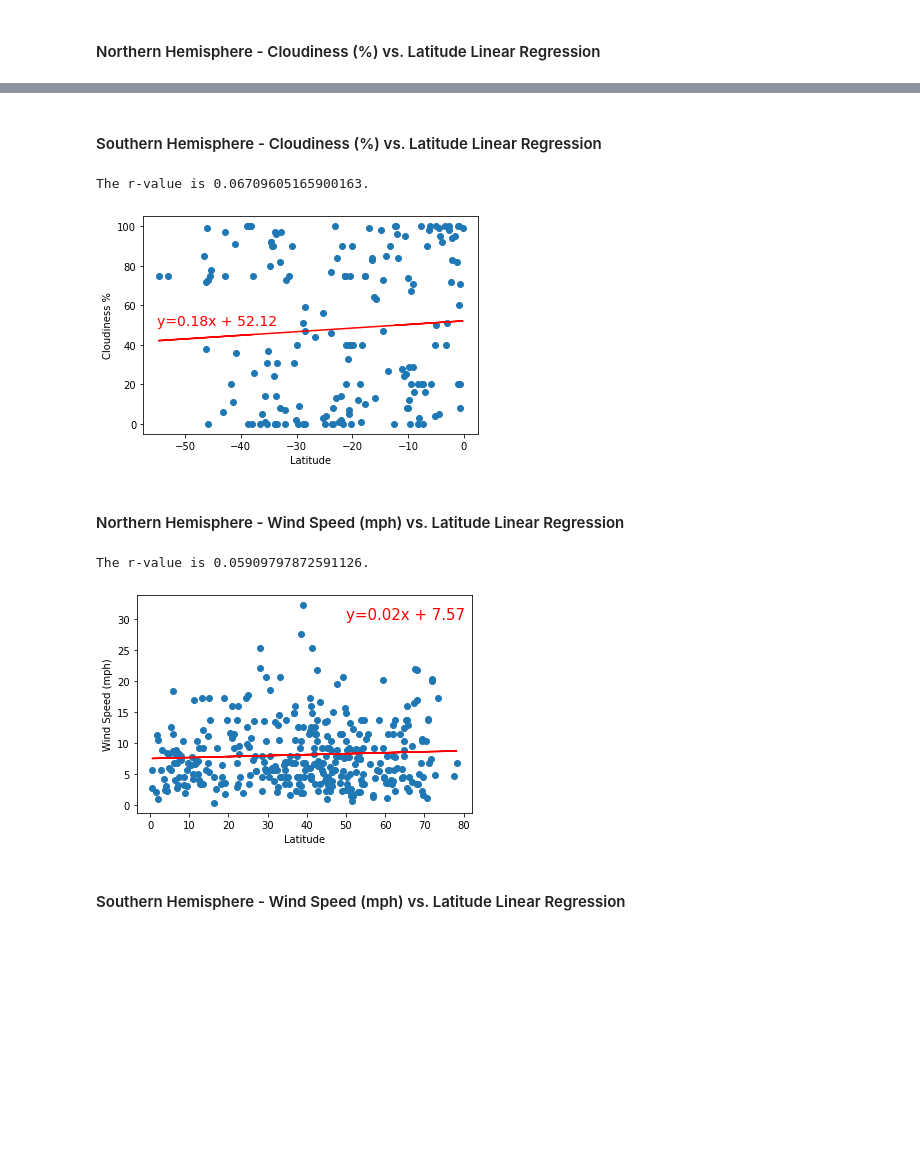
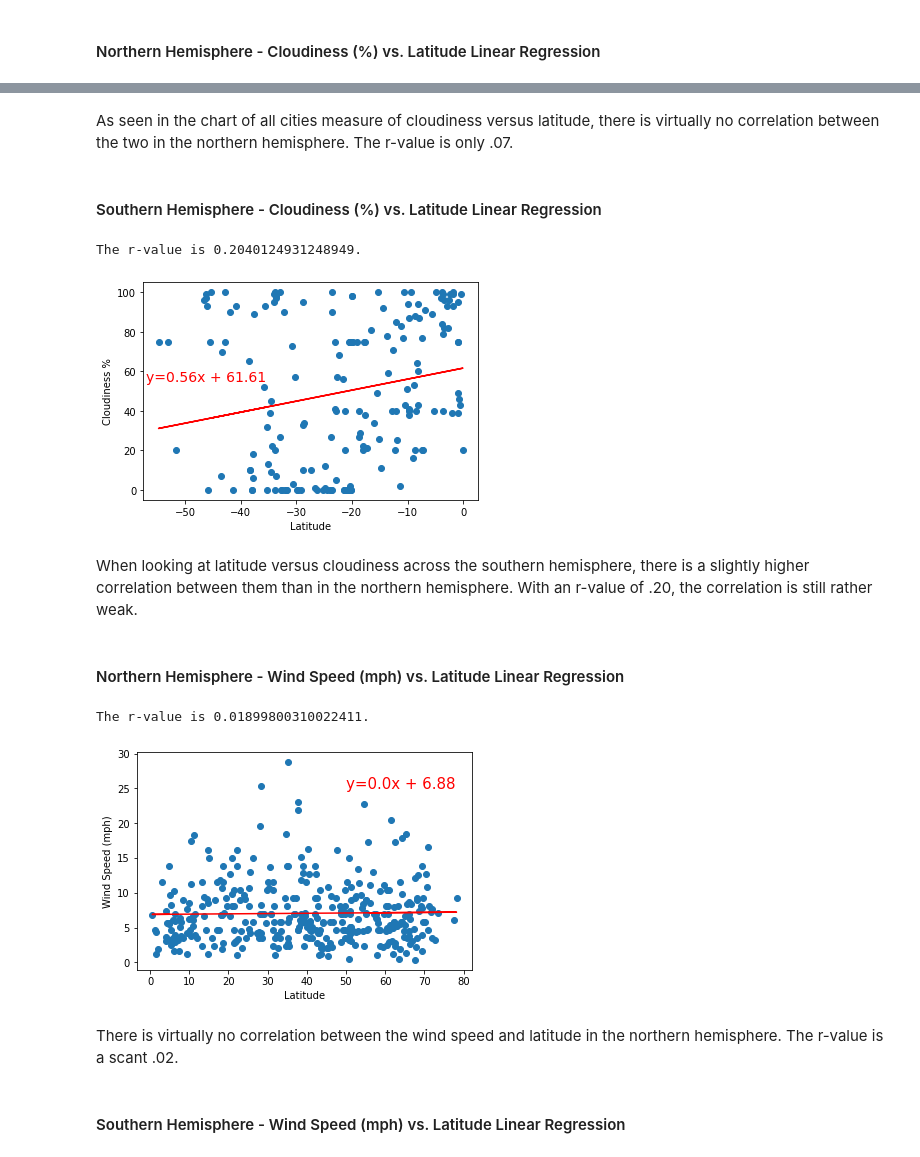
Before and after one commit to Pip85/practice-api, a Jupyter notebook: WeatherPy/WeatherPy.ipynb, the cells around one changed output, grey strips where cells are left out. Cells and saved outputs as stored; diff of their text form; code cells hidden in the pictures; blank space fills up the shorter version.

```diff
--- a/WeatherPy/WeatherPy.ipynb
+++ b/WeatherPy/WeatherPy.ipynb
@@ -67,7 +67,7 @@ batch_counter = 1
 record_counter = 1
 
 # Set maximum number of cities to pull so for loop stops if all required cities are retrieved
-max_cities = 526
+max_cities = 550
 # Set up empty lists to hold the data contents of the request response
 max_temp = []
 lat = []
@@ -385,3 +401,5 @@ The r-value is 0.1839076811721939.
+# %% [markdown]
+As seen in the chart of all cities measure of cloudiness versus latitude, there is virtually no correlation between the two in the northern hemisphere.  The r-value is only .07.
 # %% [markdown]
 ####  Southern Hemisphere - Cloudiness (%) vs. Latitude Linear Regression
 # %%
@@ -395,33 +413,37 @@ plt.ylabel("Cloudiness %")
 regress_values = x_axis * slope + intercept
 line_eq = "y=" + str(round(slope, 2)) + "x + " + str(round(intercept,2))
 plt.plot(x_axis,regress_values, "r-")
-plt.annotate(line_eq,(-55,50),fontsize=14, color="red")
+plt.annotate(line_eq,(-57,55),fontsize=14, color="red")
 print(f"The r-value is {rvalue}.")
 plt.savefig("output_data/Southern Hemisphere - Cloudiness vs. Latitude Linear Regression.png")
 plt.show()
 # %% [output]
-The r-value is 0.06709605165900163.
+The r-value is 0.2040124931248949.
-[figure, old version]
+[figure, new version]
+# %% [markdown]
+When looking at latitude versus cloudiness across the southern hemisphere, there is a slightly higher correlation between them than in the northern hemisphere.  With an r-value of .20, the correlation is still rather weak.
 # %% [markdown]
 ####  Northern Hemisphere - Wind Speed (mph) vs. Latitude Linear Regression
 # %%
 x_axis = north_cities["Lat"]
 y_axis = north_cities["Wind Speed"]
 plt.scatter(x_axis, y_axis, marker = "o")
 plt.xlabel("Latitude")
 plt.ylabel("Wind Speed (mph)")
 
 (slope, intercept, rvalue, pvalue, stderr) = linregress(x_axis, y_axis)
 regress_values = x_axis * slope + intercept
 line_eq = "y=" + str(round(slope, 2)) + "x + " + str(round(intercept,2))
 plt.plot(x_axis,regress_values, "r-")
-plt.annotate(line_eq,(50,30),fontsize=15, color="red")
+plt.annotate(line_eq,(50,25),fontsize=15, color="red")
 print(f"The r-value is {rvalue}.")
 plt.savefig("output_data/Northern Hemisphere - Wind Speed vs. Latitude Linear Regression.png")
 plt.show()
 # %% [output]
-The r-value is 0.05909797872591126.
+The r-value is 0.01899800310022411.
-[figure, old version]
+[figure, new version]
+# %% [markdown]
+There is virtually no correlation between the wind speed and latitude in the northern hemisphere.  The r-value is a scant .02.
 # %% [markdown]
 ####  Southern Hemisphere - Wind Speed (mph) vs. Latitude Linear Regression
 # %%
```
Also changed, not shown: parts of 26 cells of this notebook, 19 other files.
